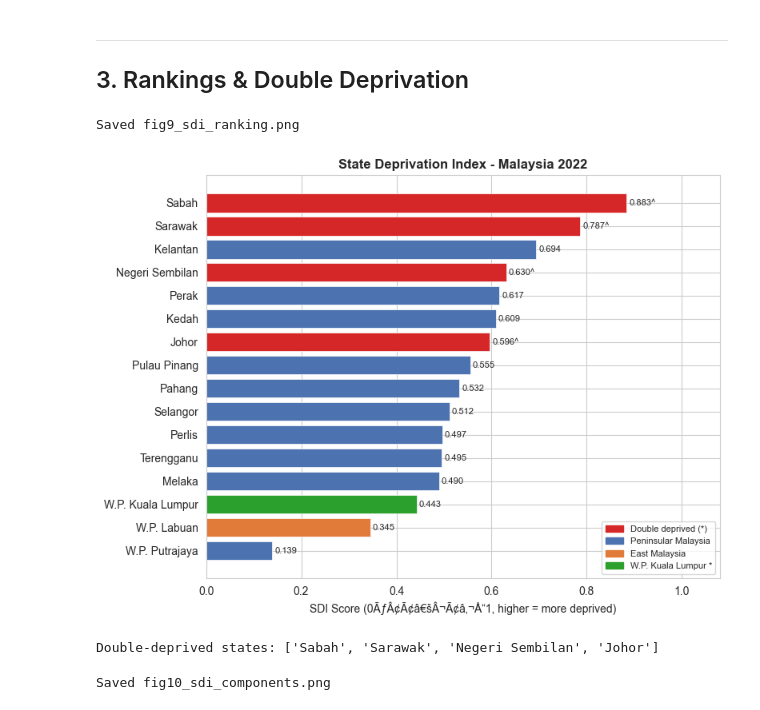
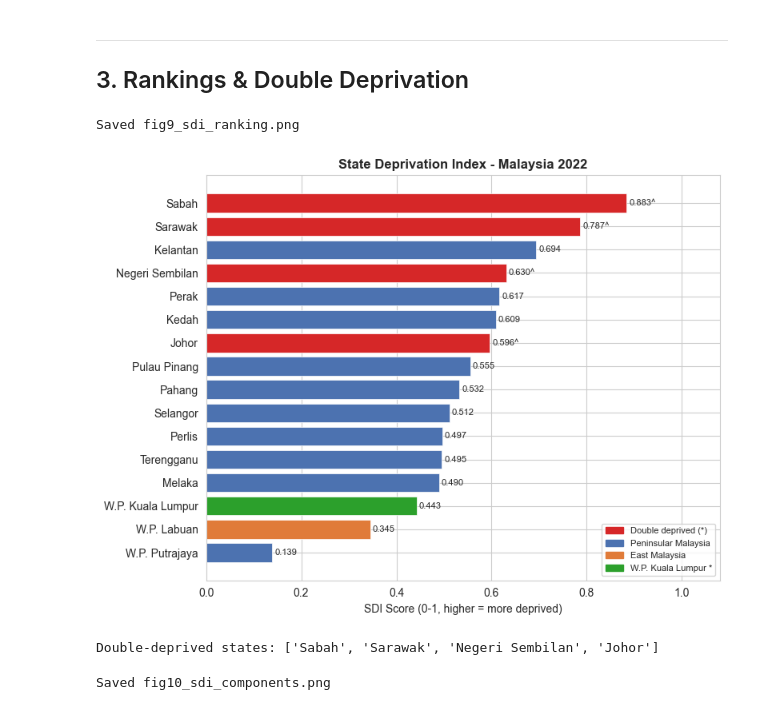
Before and after one commit to aliffrazak02/inequality-analysis, a Jupyter notebook: notebook/04_sdi_analysis.ipynb, the cells around one changed output. Cells and saved outputs as stored; diff of their text form; code cells hidden in the pictures.

```diff
--- a/notebook/04_sdi_analysis.ipynb
+++ b/notebook/04_sdi_analysis.ipynb
@@ -114,28 +114,28 @@ n_facilities    15%
 # %%
 sdi_sorted = sdi.sort_values("sdi_rank", ascending=False)
 colors = sdi_colors(sdi_sorted)
 
 fig, ax = plt.subplots(figsize=(8, 6))
 bars = ax.barh(sdi_sorted["state"], sdi_sorted["sdi_score"],
                color=colors, edgecolor="white", linewidth=0.5)
 
 for bar, val, dd in zip(bars, sdi_sorted["sdi_score"], sdi_sorted["double_deprivation"]):
     label = f"{val:.3f}" + ("^" if dd else "")
     ax.text(val + 0.005, bar.get_y() + bar.get_height() / 2, label, va="center", fontsize=8)
 
 ax.set_xlim(0, 1.08)
 ax.legend(handles=legend_patches(include_deprived=True), loc="lower right", fontsize=8)
-style_ax(ax, "State Deprivation Index - Malaysia 2022", "SDI Score (0ÃƒÂ¢Ã¢â€šÂ¬Ã¢â‚¬Å“1, higher = more deprived)")
+style_ax(ax, "State Deprivation Index - Malaysia 2022", "SDI Score (0-1, higher = more deprived)")
 
 plt.tight_layout()
 save_fig(fig, "fig9_sdi_ranking")
 plt.show()
 
 double_dep = sdi[sdi["double_deprivation"]]["state"].tolist()
 print(f"Double-deprived states: {double_dep}")
 # %% [output]
 Saved fig9_sdi_ranking.png
-[figure, old version]
+[figure, new version]
 Double-deprived states: ['Sabah', 'Sarawak', 'Negeri Sembilan', 'Johor']
 # %%
 WEIGHTS = globals().get("SDI_WEIGHTS", {
```
Also changed, not shown: parts of 3 cells of this notebook, 4 other files.
